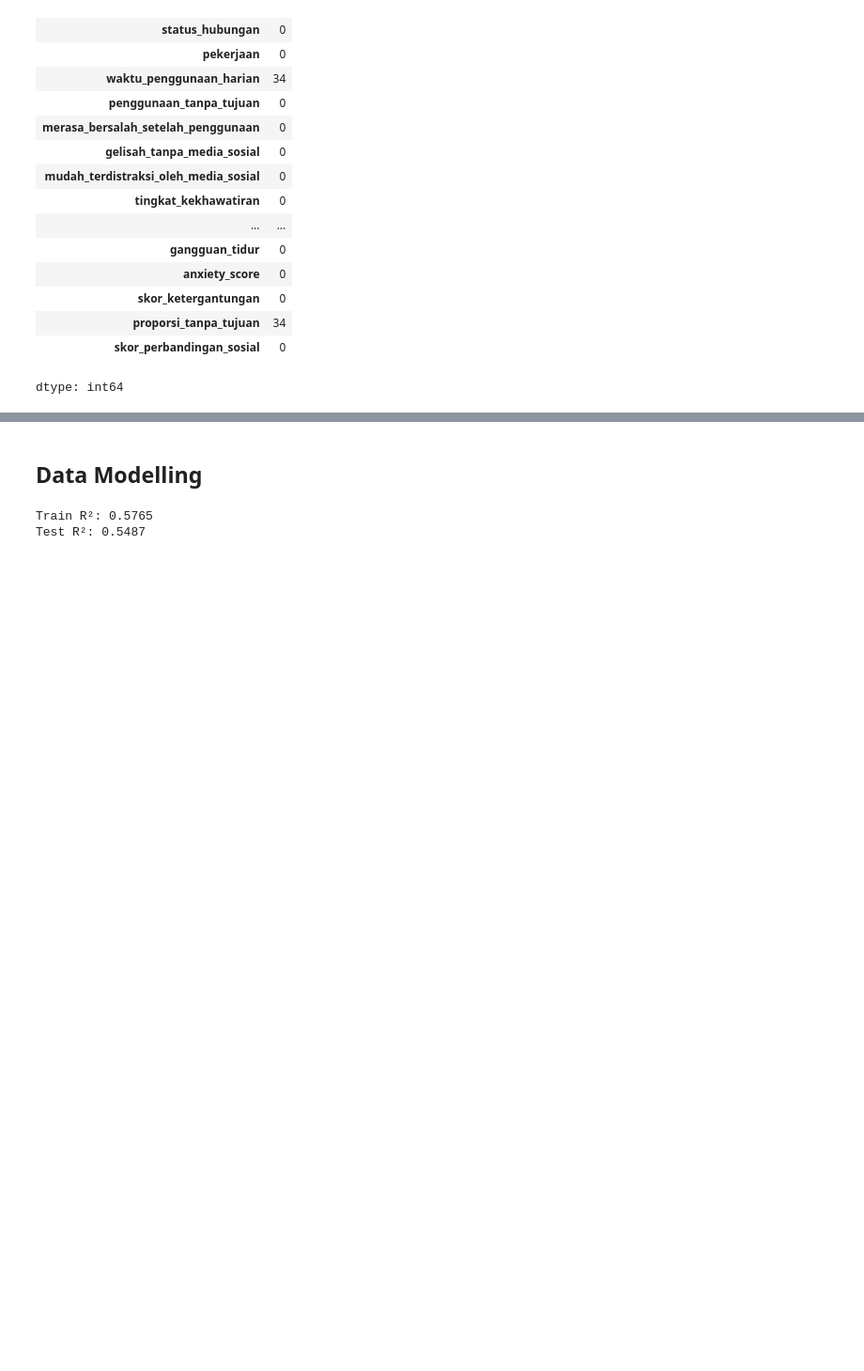
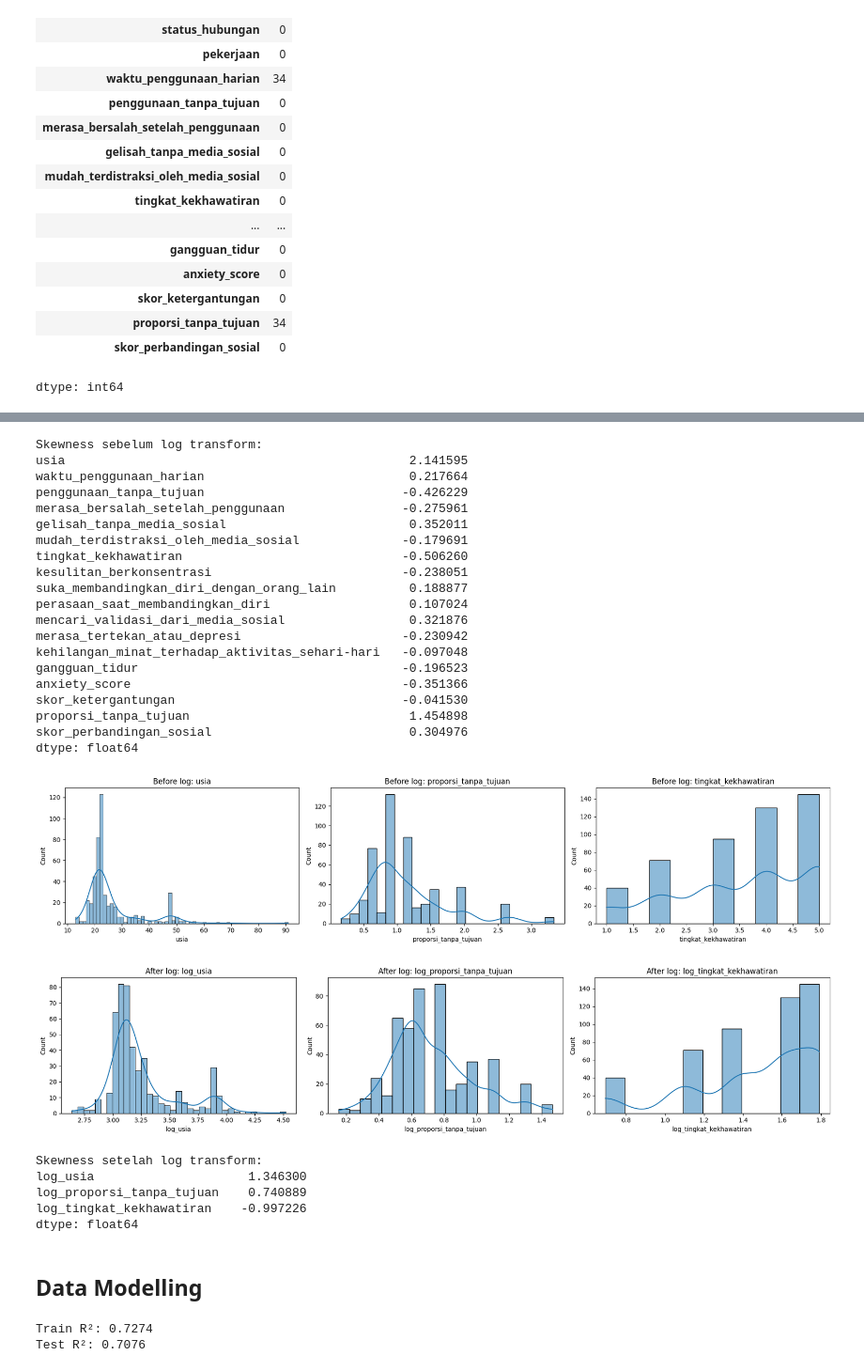
Before and after one commit to sahrul3114/Project-iseng, a Jupyter notebook: Project_iseng.ipynb, the cells around one changed output, grey strips where cells are left out. Shown at 94% size. Saved outputs shown, nothing was run; the diff lists cells and outputs as text; code cells hidden in the pictures; blank space fills up the shorter version.

```diff
--- a/Project_iseng.ipynb
+++ b/Project_iseng.ipynb
@@ -243,6 +243,63 @@ df2['waktu_penggunaan_harian']= df2['waktu_penggunaan_harian'].fillna(df2['waktu
 df2["proporsi_tanpa_tujuan"] = df2["proporsi_tanpa_tujuan"].fillna(df2["proporsi_tanpa_tujuan"].median())
 # %%
 df2 = pd.get_dummies(df2, columns=["jenis_kelamin", "status_hubungan", "pekerjaan"], drop_first=True)
+# %%
+import numpy as np
+import seaborn as sns
+
+numerical_cols = df2.select_dtypes(include=['number']).columns
+
+print("Skewness sebelum log transform:")
+print(df2[numerical_cols].dropna().skew())
+
+fig, axes = plt.subplots(1, 3, figsize=(18, 4))
+for i, col in enumerate(["usia", 'proporsi_tanpa_tujuan', 'tingkat_kekhawatiran']):
+    sns.histplot(df2[col].dropna(), kde=True, ax=axes[i])
+    axes[i].set_title(f'Before log: {col}')
+plt.tight_layout()
+plt.show()
+
+df2['log_usia'] = np.log1p(df2['usia'])
+df2['log_proporsi_tanpa_tujuan'] = np.log1p(df2['proporsi_tanpa_tujuan'])
+df2['log_tingkat_kekhawatiran'] = np.log1p(df2['tingkat_kekhawatiran'])
+
+fig, axes = plt.subplots(1, 3, figsize=(18, 4))
+for i, col in enumerate(['log_usia', 'log_proporsi_tanpa_tujuan', 'log_tingkat_kekhawatiran']):
+    sns.histplot(df2[col].dropna(), kde=True, ax=axes[i])
+    axes[i].set_title(f'After log: {col}')
+plt.tight_layout()
+plt.show()
+
+print("\nSkewness setelah log transform:")
+print(df2[['log_usia', 'log_proporsi_tanpa_tujuan', 'log_tingkat_kekhawatiran']].dropna().skew())
+# %% [output]
+Skewness sebelum log transform:
+usia                                               2.141595
+waktu_penggunaan_harian                            0.217664
+penggunaan_tanpa_tujuan                           -0.426229
+merasa_bersalah_setelah_penggunaan                -0.275961
+gelisah_tanpa_media_sosial                         0.352011
+mudah_terdistraksi_oleh_media_sosial              -0.179691
+tingkat_kekhawatiran                              -0.506260
+kesulitan_berkonsentrasi                          -0.238051
+suka_membandingkan_diri_dengan_orang_lain          0.188877
+perasaan_saat_membandingkan_diri                   0.107024
+mencari_validasi_dari_media_sosial                 0.321876
+merasa_tertekan_atau_depresi                      -0.230942
+kehilangan_minat_terhadap_aktivitas_sehari-hari   -0.097048
+gangguan_tidur                                    -0.196523
+anxiety_score                                     -0.351366
+skor_ketergantungan                               -0.041530
+proporsi_tanpa_tujuan                              1.454898
+skor_perbandingan_sosial                           0.304976
+dtype: float64
+[figure, added]
+[figure, added]
+Skewness setelah log transform:
+log_usia                     1.346300
+log_proporsi_tanpa_tujuan    0.740889
+log_tingkat_kekhawatiran    -0.997226
+dtype: float64
 # %% [markdown]
 ## Data Modelling
 # %%
@@ -257,25 +314,23 @@ y = df2["anxiety_score"]
 
 X_train, X_test, y_train, y_test = train_test_split(X, y, test_size = 0.2, random_state = 42)
 
+scaler = RobustScaler()
+X_train = scaler.fit_transform(X_train)
+X_test = scaler.transform(X_test)
 
-numerical_cols = df2.select_dtypes(include=['number']).columns
-
-scaler = RobustScaler()
-df2[numerical_cols] = scaler.fit_transform(df2[numerical_cols])
 
 model = LinearRegression()
 model.fit(X_train, y_train)
 
 y_pred = model.predict(X_test)
-
 train_score = model.score(X_train, y_train)
 test_score = model.score(X_test, y_test)
 
 print(f"Train R²: {train_score:.4f}")
 print(f"Test R²: {test_score:.4f}")
 # %% [output]
-Train R²: 0.5765
-Test R²: 0.5487
+Train R²: 0.7274
+Test R²: 0.7076
 # %%
 from sklearn.metrics import mean_squared_error
 from sklearn.metrics import r2_score, mean_absolute_error
```
Also changed, not shown: parts of 9 cells of this notebook.
